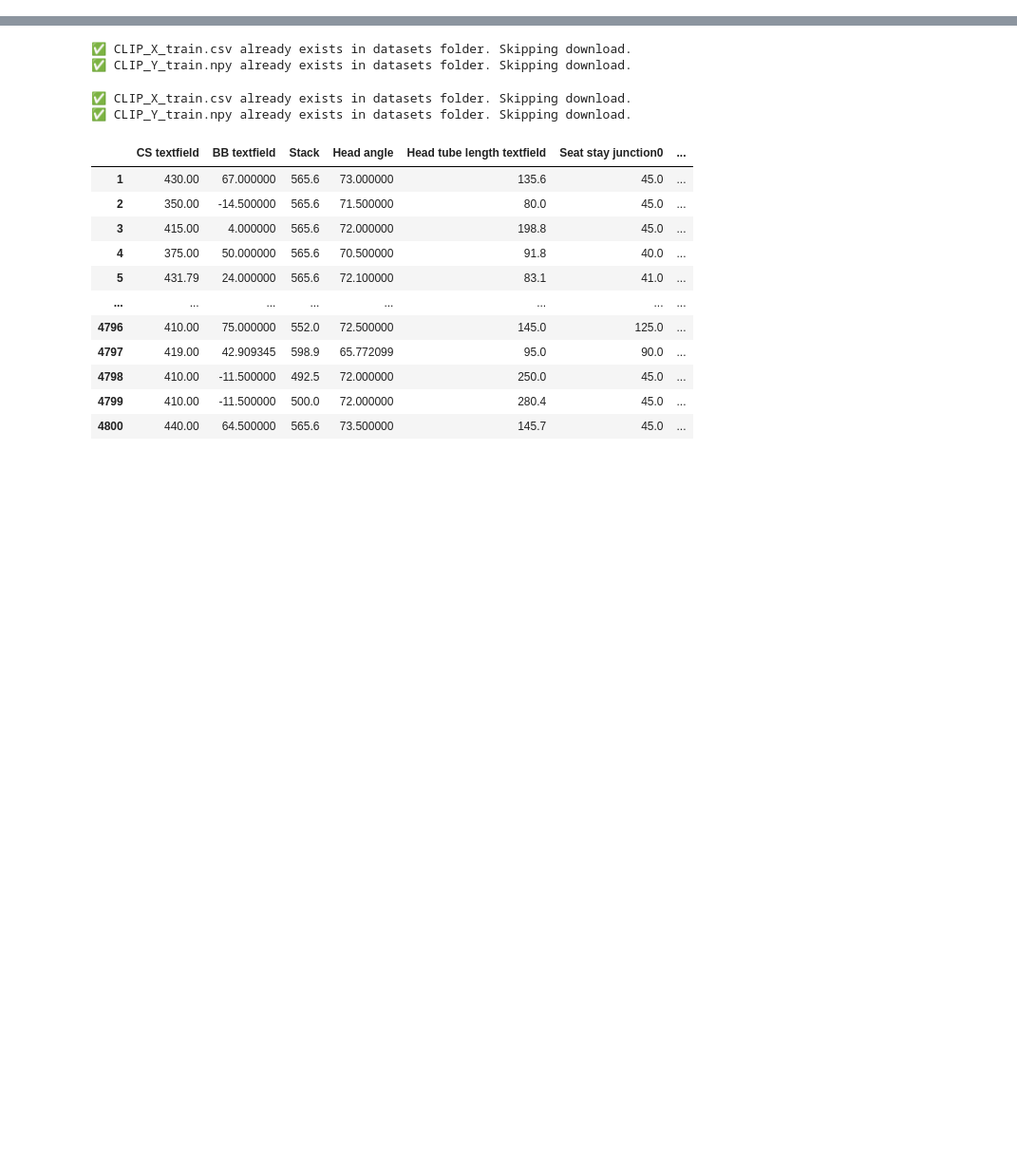
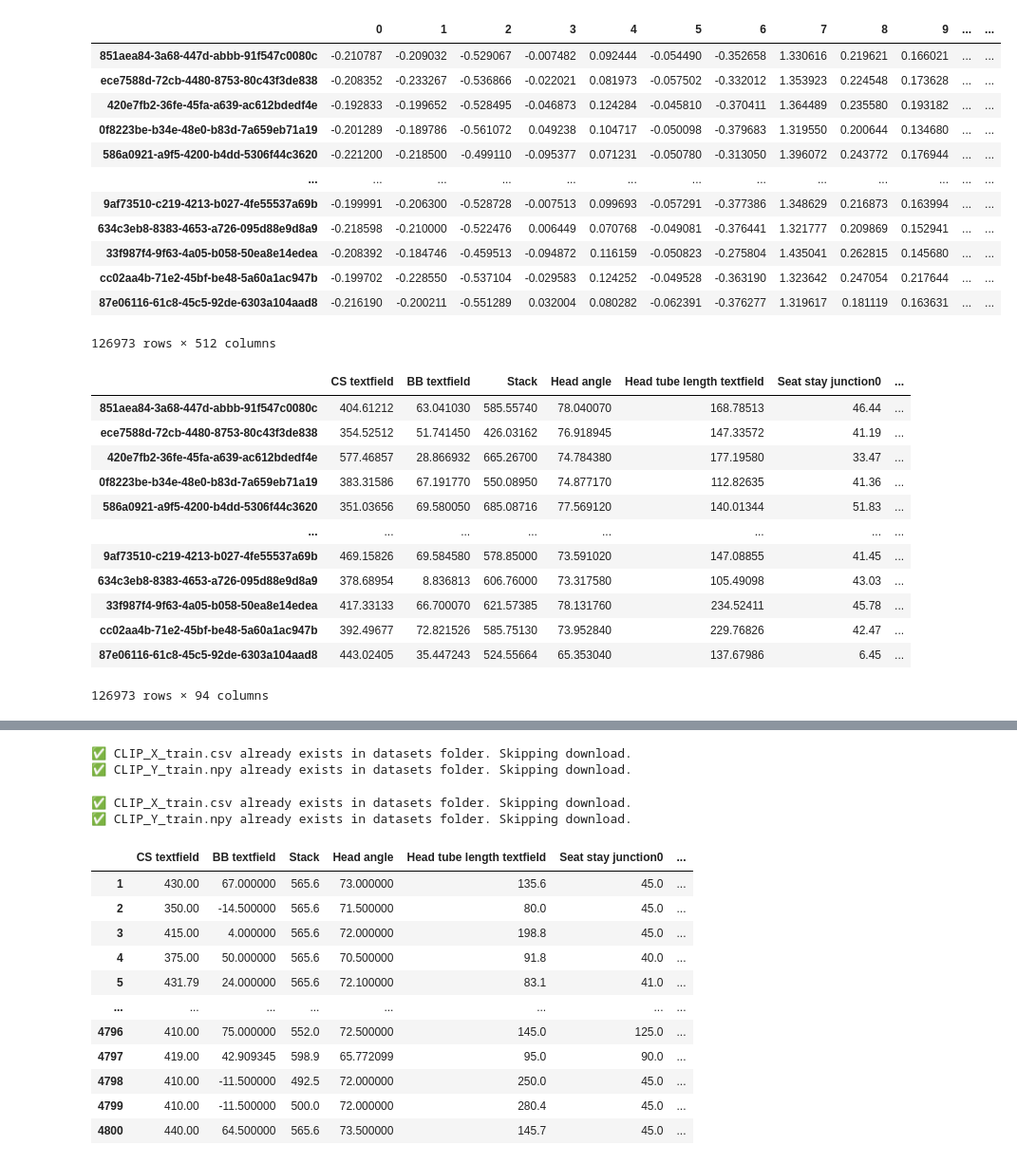
Before and after one commit to yazan-abu-obaideh/biked-commons, a Jupyter notebook: src/biked_commons/prediction/testing.ipynb, the cells around one changed output, grey strips where cells are left out. Shown: that part at 95% size. Drawn from its saved outputs; the diff is of its cells as text; code cells hidden in the pictures; blank space fills up the shorter version.

```diff
--- a/src/biked_commons/prediction/testing.ipynb
+++ b/src/biked_commons/prediction/testing.ipynb
@@ -13,0 +13,64 @@ prepare.prepare_bike_bench()
+# %%
+synthetic_data_path = resource_path("synthetic_data_rendering")
+# %%
+embeddings_path = os.path.join(synthetic_data_path, "embeddings")
+designs_path = os.path.join(synthetic_data_path, "designs")
+# %%
+all_embeddings = []
+all_designs = []
+for i in range(31):
+    embedding = pd.read_csv(os.path.join(embeddings_path, f"{i}.csv"), index_col=0)
+    design = pd.read_csv(os.path.join(designs_path, f"{i}.csv"), index_col=0)
+
+
+
+    all_embeddings.append(embedding)
+    all_designs.append(design)
+
+all_embeddings = pd.concat(all_embeddings)
+all_designs = pd.concat(all_designs)
+# %%
+
+
+
+# if any of embedding's indices are not in design's indices, we need to drop from design
+all_designs = all_designs.loc[all_designs.index.isin(all_embeddings.index)]
+
+display(all_embeddings)
+display(all_designs)
+
+#convert all_embeddings to float32 torch tensor
+all_embeddings_np = all_embeddings.values.astype(np.float32)
+#save all embeddings to disk
+np.save(split_datasets_path("CLIP_Y_train.npy"), all_embeddings_np)
+
+
+#save all designs to csv
+all_designs.to_csv(split_datasets_path("CLIP_X_train.csv"))
+# %% [output]
+|  | 0 | 1 | 2 | 3 | 4 | 5 | 6 | 7 | 8 | 9 | ... | ... |
+| 851aea84-3a68-447d-abbb-91f547c0080c | -0.210787 | -0.209032 | -0.529067 | -0.007482 | 0.092444 | -0.054490 | -0.352658 | 1.330616 | 0.219621 | 0.166021 | ... | ... |
+| ece7588d-72cb-4480-8753-80c43f3de838 | -0.208352 | -0.233267 | -0.536866 | -0.022021 | 0.081973 | -0.057502 | -0.332012 | 1.353923 | 0.224548 | 0.173628 | ... | ... |
+| 420e7fb2-36fe-45fa-a639-ac612bdedf4e | -0.192833 | -0.199652 | -0.528495 | -0.046873 | 0.124284 | -0.045810 | -0.370411 | 1.364489 | 0.235580 | 0.193182 | ... | ... |
+| 0f8223be-b34e-48e0-b83d-7a659eb71a19 | -0.201289 | -0.189786 | -0.561072 | 0.049238 | 0.104717 | -0.050098 | -0.379683 | 1.319550 | 0.200644 | 0.134680 | ... | ... |
+| 586a0921-a9f5-4200-b4dd-5306f44c3620 | -0.221200 | -0.218500 | -0.499110 | -0.095377 | 0.071231 | -0.050780 | -0.313050 | 1.396072 | 0.243772 | 0.176944 | ... | ... |
+| ... | ... | ... | ... | ... | ... | ... | ... | ... | ... | ... | ... | ... |
+| 9af73510-c219-4213-b027-4fe55537a69b | -0.199991 | -0.206300 | -0.528728 | -0.007513 | 0.099693 | -0.057291 | -0.377386 | 1.348629 | 0.216873 | 0.163994 | ... | ... |
+| 634c3eb8-8383-4653-a726-095d88e9d8a9 | -0.218598 | -0.210000 | -0.522476 | 0.006449 | 0.070768 | -0.049081 | -0.376441 | 1.321777 | 0.209869 | 0.152941 | ... | ... |
+| 33f987f4-9f63-4a05-b058-50ea8e14edea | -0.208392 | -0.184746 | -0.459513 | -0.094872 | 0.116159 | -0.050823 | -0.275804 | 1.435041 | 0.262815 | 0.145680 | ... | ... |
+| cc02aa4b-71e2-45bf-be48-5a60a1ac947b | -0.199702 | -0.228550 | -0.537104 | -0.029583 | 0.124252 | -0.049528 | -0.363190 | 1.323642 | 0.247054 | 0.217644 | ... | ... |
+| 87e06116-61c8-45c5-92de-6303a104aad8 | -0.216190 | -0.200211 | -0.551289 | 0.032004 | 0.080282 | -0.062391 | -0.376277 | 1.319617 | 0.181119 | 0.163631 | ... | ... |
+126973 rows × 512 columns
+|  | CS textfield | BB textfield | Stack | Head angle | Head tube length textfield | Seat stay junction0 | ... |
+| 851aea84-3a68-447d-abbb-91f547c0080c | 404.61212 | 63.041030 | 585.55740 | 78.040070 | 168.78513 | 46.44 | ... |
+| ece7588d-72cb-4480-8753-80c43f3de838 | 354.52512 | 51.741450 | 426.03162 | 76.918945 | 147.33572 | 41.19 | ... |
+| 420e7fb2-36fe-45fa-a639-ac612bdedf4e | 577.46857 | 28.866932 | 665.26700 | 74.784380 | 177.19580 | 33.47 | ... |
+| 0f8223be-b34e-48e0-b83d-7a659eb71a19 | 383.31586 | 67.191770 | 550.08950 | 74.877170 | 112.82635 | 41.36 | ... |
+| 586a0921-a9f5-4200-b4dd-5306f44c3620 | 351.03656 | 69.580050 | 685.08716 | 77.569120 | 140.01344 | 51.83 | ... |
+| ... | ... | ... | ... | ... | ... | ... | ... |
+| 9af73510-c219-4213-b027-4fe55537a69b | 469.15826 | 69.584580 | 578.85000 | 73.591020 | 147.08855 | 41.45 | ... |
+| 634c3eb8-8383-4653-a726-095d88e9d8a9 | 378.68954 | 8.836813 | 606.76000 | 73.317580 | 105.49098 | 43.03 | ... |
+| 33f987f4-9f63-4a05-b058-50ea8e14edea | 417.33133 | 66.700070 | 621.57385 | 78.131760 | 234.52411 | 45.78 | ... |
+| cc02aa4b-71e2-45bf-be48-5a60a1ac947b | 392.49677 | 72.821526 | 585.75130 | 73.952840 | 229.76826 | 42.47 | ... |
+| 87e06116-61c8-45c5-92de-6303a104aad8 | 443.02405 | 35.447243 | 524.55664 | 65.353040 | 137.67986 | 6.45 | ... |
+126973 rows × 94 columns
```
Also changed, not shown: parts of 5 cells of this notebook, 15 other files.
